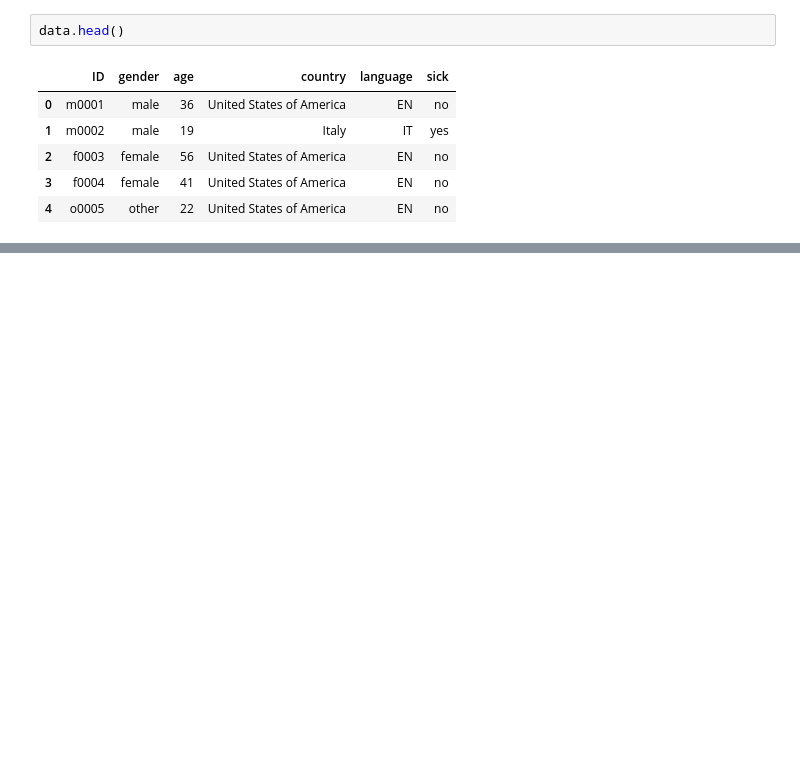
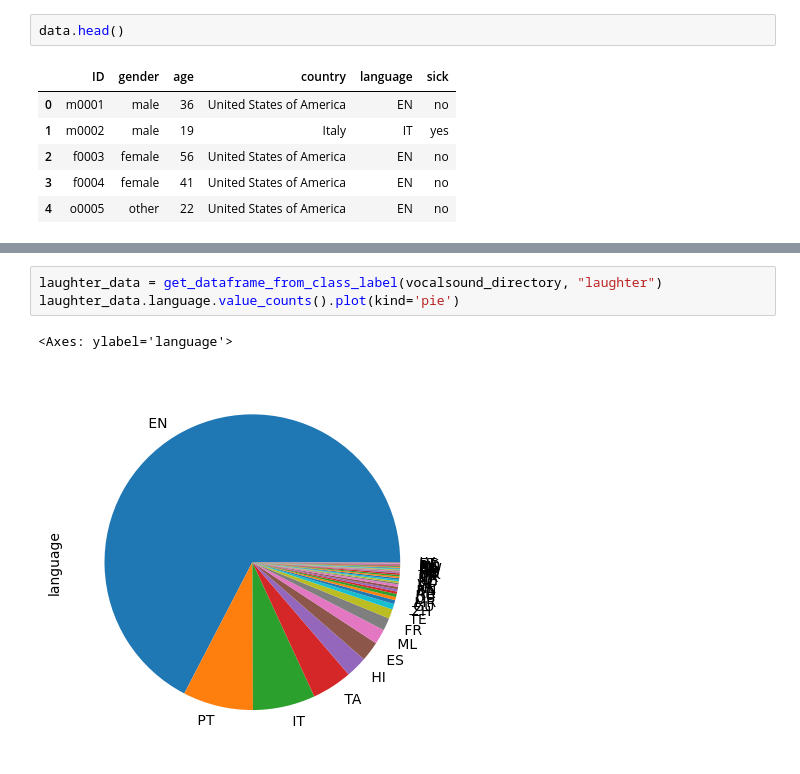
Before and after one commit to Knerten0815/GeoCougher, a Jupyter notebook: data_sneeze_exploration.ipynb, the cells around one changed output, grey strips where cells are left out. Saved outputs shown, nothing was run; the diff lists cells and outputs as text; blank space fills up the shorter version.

```diff
--- a/data_sneeze_exploration.ipynb
+++ b/data_sneeze_exploration.ipynb
@@ -45,0 +51,6 @@ data.head()
+# %%
+laughter_data = get_dataframe_from_class_label(vocalsound_directory, "laughter")
+laughter_data.language.value_counts().plot(kind='pie')
+# %% [output]
+<Axes: ylabel='language'>
+[figure, added]
```
Also changed, not shown: parts of 4 cells of this notebook.
